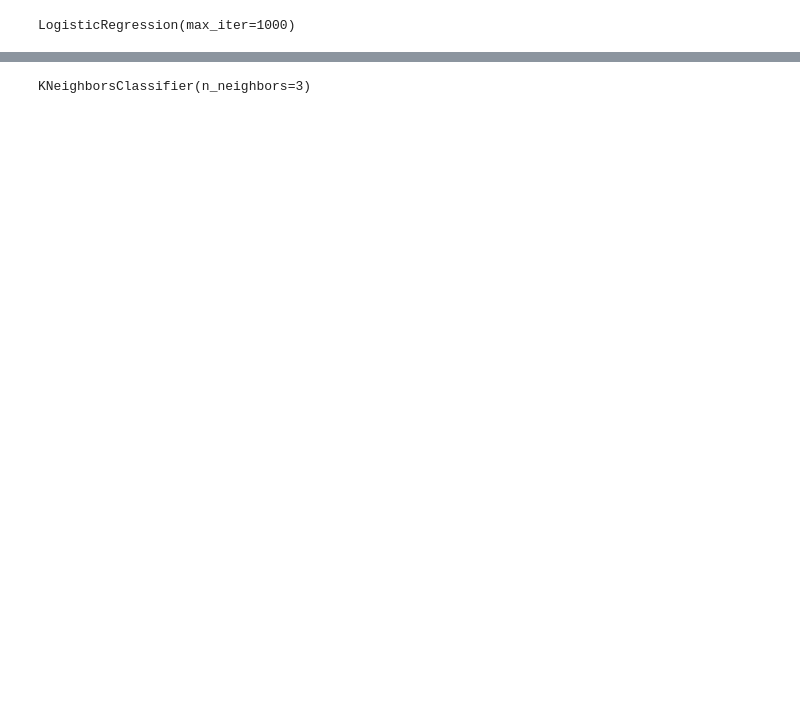
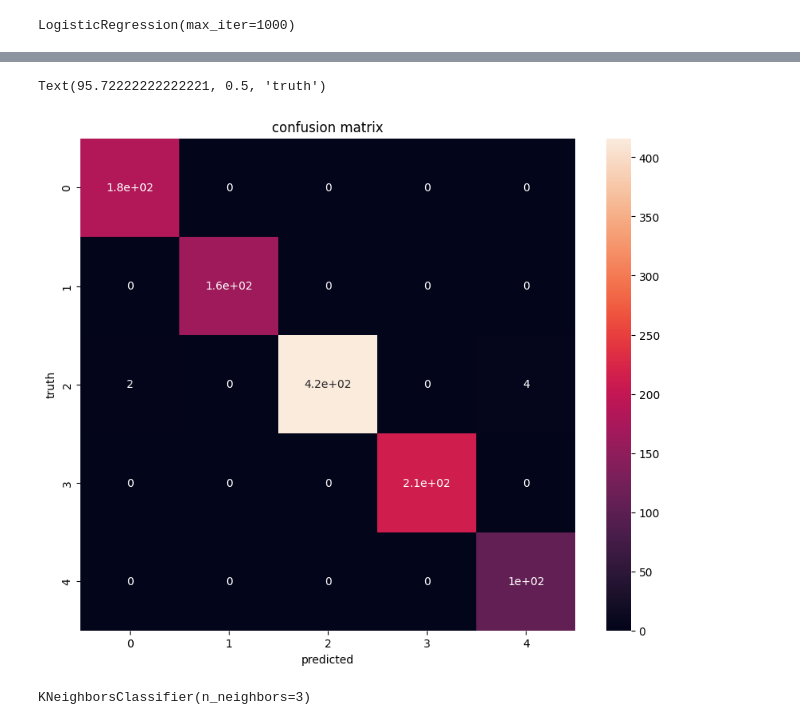
Before and after one commit to MohamedAhmedEz/ML_project, a Jupyter notebook: BelgiumTS.ipynb, the cells around one changed output, grey strips where cells are left out. Drawn from its saved outputs; the diff is of its cells as text; code cells hidden in the pictures; blank space fills up the shorter version.

```diff
--- a/BelgiumTS.ipynb
+++ b/BelgiumTS.ipynb
@@ -93,3 +93,14 @@ weighted avg       0.95      0.95      0.95      1135
+# %%
+%matplotlib inline
+plt.figure(figsize=(10,8))
+cm = confusion_matrix(np.argmax(y_val, axis=1), y_pred_logistic)
+sn.heatmap(cm , annot=True)
+plt.title('confusion matrix')
+plt.xlabel('predicted')
+plt.ylabel('truth')
+# %% [output]
+Text(95.72222222222221, 0.5, 'truth')
+[figure, added]
 # %%
 # Train K-Nearest Neighbors Classifier
 knn_model = KNeighborsClassifier(n_neighbors=3, metric='minkowski', p=2)
```
Also changed, not shown: parts of 7 cells of this notebook.
